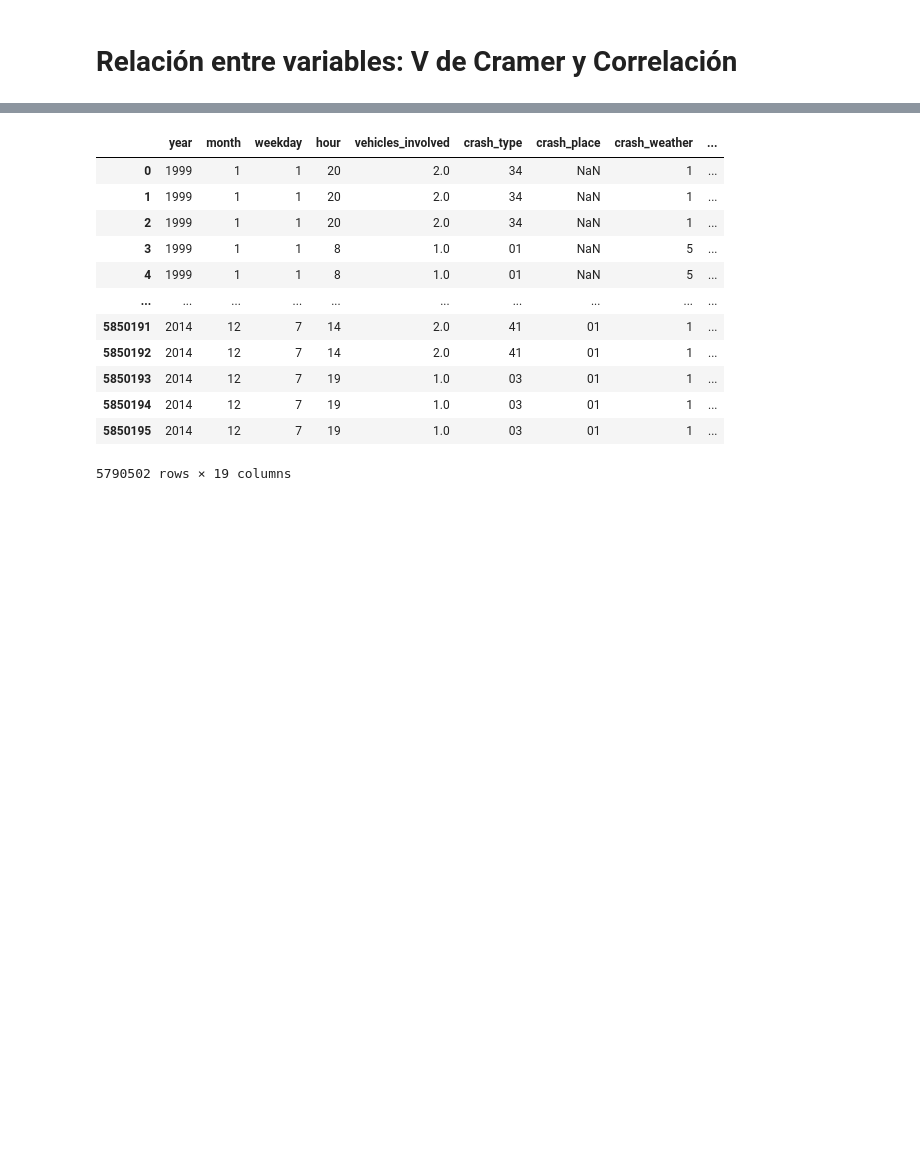
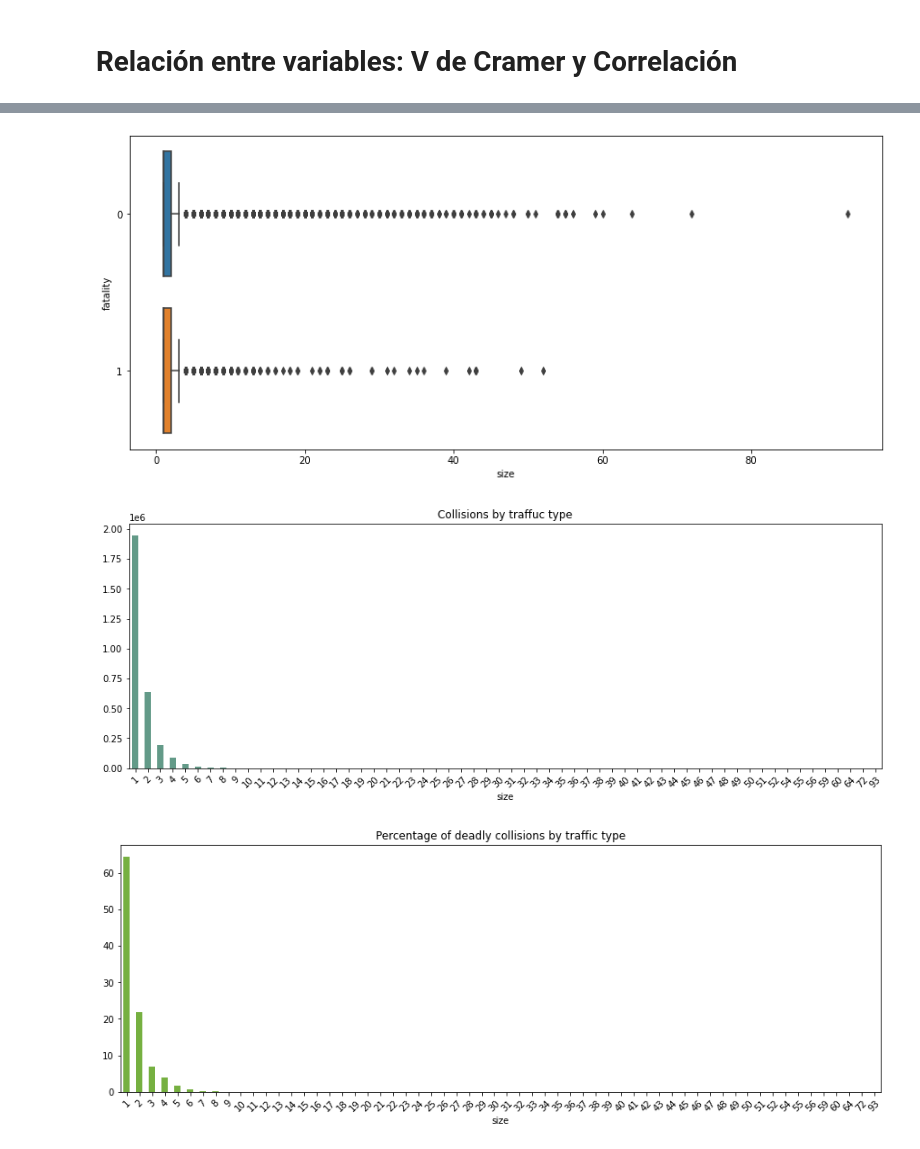
Before and after one commit to AMM53/Accidents-Prediction, a Jupyter notebook: notebooks/DescriptiveAnalysis.ipynb, the cells around one changed output, grey strips where cells are left out. Drawn from its saved outputs; the diff is of its cells as text; code cells hidden in the pictures; blank space fills up the shorter version.

Commit message:
Visualization tuning

```diff
--- a/notebooks/DescriptiveAnalysis.ipynb
+++ b/notebooks/DescriptiveAnalysis.ipynb
@@ -909,16 +683,17 @@ IndexError: positional indexers are out-of-bounds
-# %%
-df
-# %% [output]
-|  | year | month | weekday | hour | vehicles_involved | crash_type | crash_place | crash_weather | ... |
-| 0 | 1999 | 1 | 1 | 20 | 2.0 | 34 | NaN | 1 | ... |
-| 1 | 1999 | 1 | 1 | 20 | 2.0 | 34 | NaN | 1 | ... |
-| 2 | 1999 | 1 | 1 | 20 | 2.0 | 34 | NaN | 1 | ... |
-| 3 | 1999 | 1 | 1 | 8 | 1.0 | 01 | NaN | 5 | ... |
-| 4 | 1999 | 1 | 1 | 8 | 1.0 | 01 | NaN | 5 | ... |
-| ... | ... | ... | ... | ... | ... | ... | ... | ... | ... |
-| 5850191 | 2014 | 12 | 7 | 14 | 2.0 | 41 | 01 | 1 | ... |
-| 5850192 | 2014 | 12 | 7 | 14 | 2.0 | 41 | 01 | 1 | ... |
-| 5850193 | 2014 | 12 | 7 | 19 | 1.0 | 03 | 01 | 1 | ... |
-| 5850194 | 2014 | 12 | 7 | 19 | 1.0 | 03 | 01 | 1 | ... |
-| 5850195 | 2014 | 12 | 7 | 19 | 1.0 | 03 | 01 | 1 | ... |
-5790502 rows × 19 columns
+# %%
+tipos = sorted(np.int8(df_two['size'].dropna().unique()))
+boxplot_fatality("size")
+frecuencia("size", tipos, "Collisions by traffuc type")
+mortalidadtotal("size", tipos, "Percentage of deadly collisions by traffic type")
+
+analysis = df_two.loc[(df_two['size'] < 11) & (df_two['size'] >= 0)].groupby(['size', "fatality"]).size()
+serie = list()
+for i in range(0, np.int8(len(analysis)/2)):
+    serie.append(analysis[:,1].iloc[[i]].item() / (analysis[:,1].iloc[[i]].item() + (analysis[:,0].iloc[[i]].item())) * 100)
+analysis = pd.Series(serie, index = range(0, np.int8(len(analysis)/2)))
+plt.figure(figsize=(15,5))
+plot = analysis.plot(kind="bar", title = "titulo", color= "#3A5683")
+# %% [output]
+[figure, added]
+[figure, added]
+[figure, added]
```
Also changed, not shown: parts of 44 cells of this notebook.
